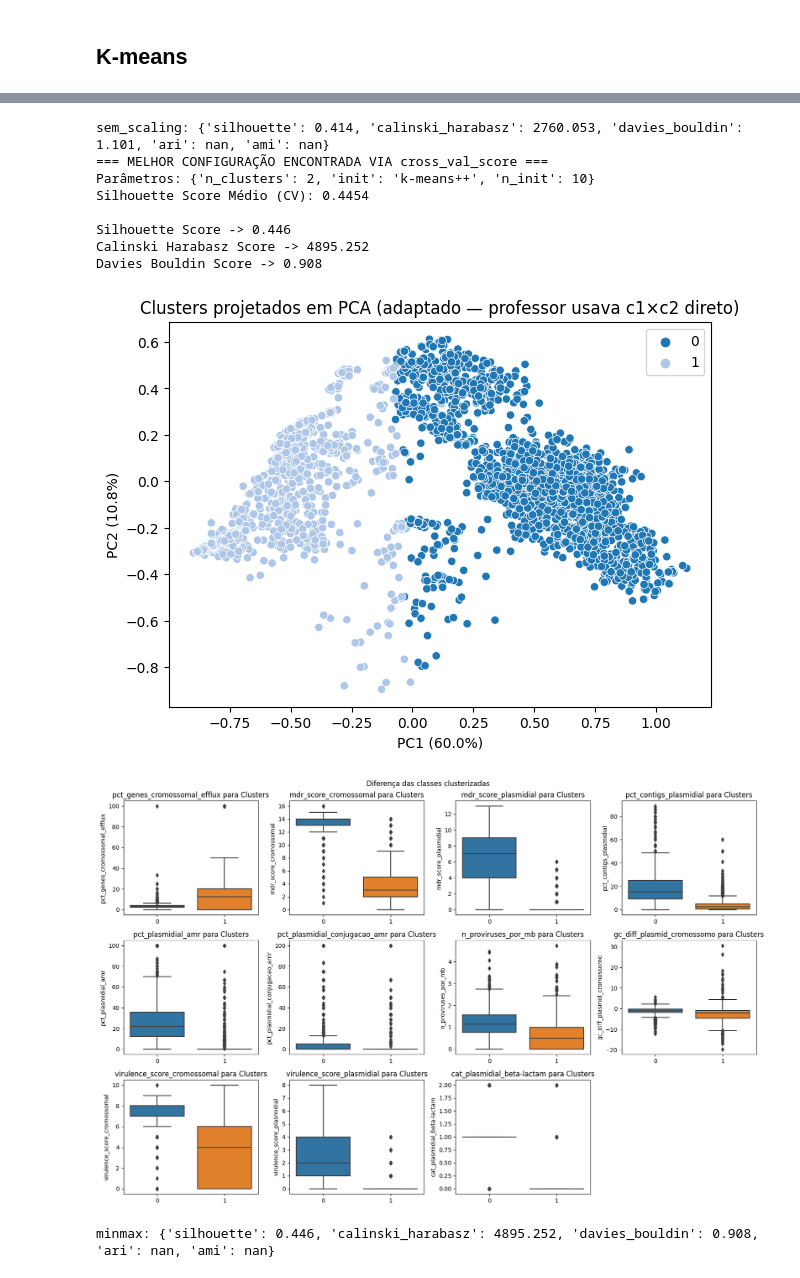
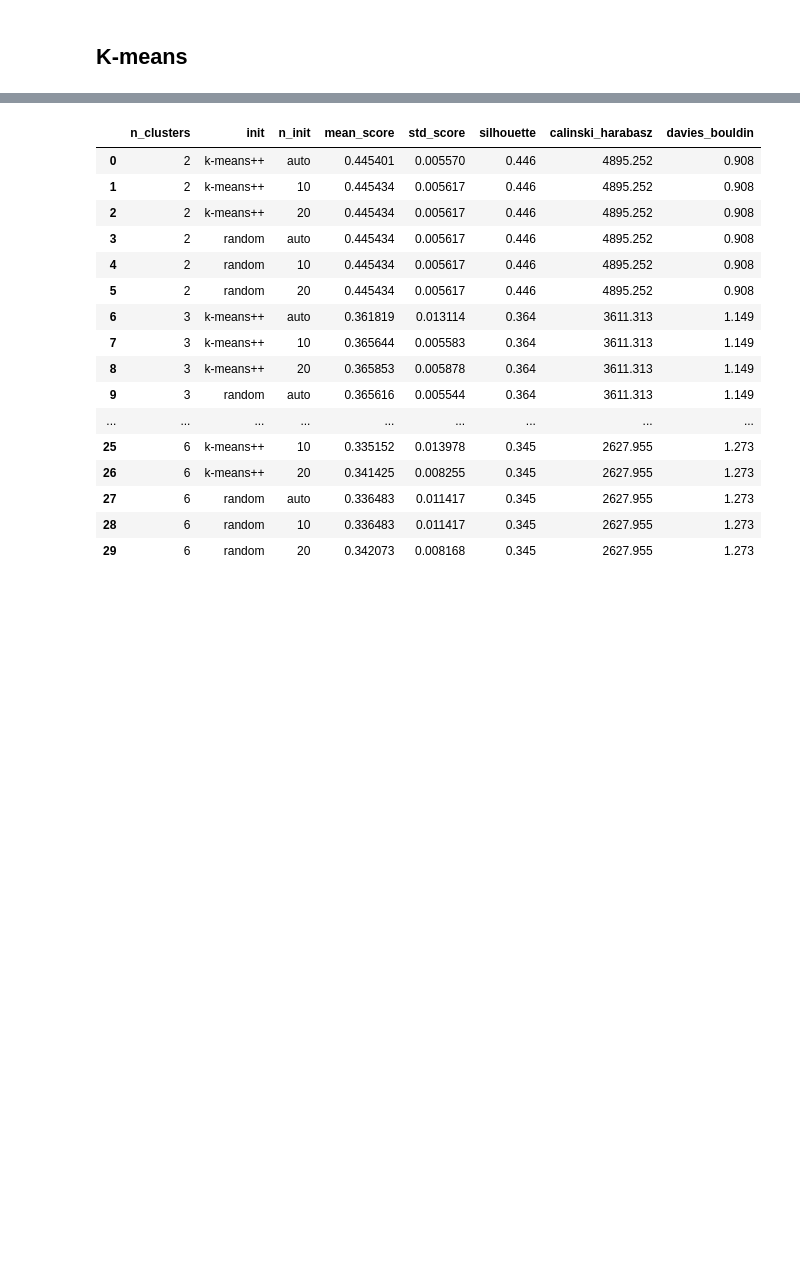
Before and after one commit to Rodrigo-Lusa/ml_isolados_brasileiros, a Jupyter notebook: notebooks/07_clustering_v2.ipynb, the cells around one changed output, grey strips where cells are left out. Saved outputs shown, nothing was run; the diff lists cells and outputs as text; code cells hidden in the pictures; blank space fills up the shorter version.

```diff
--- a/notebooks/07_clustering_v2.ipynb
+++ b/notebooks/07_clustering_v2.ipynb
@@ -126,18 +162,32 @@ tabela_cv_kmeans
 # %%
-print("sem_scaling:", cluster_kmeans.metricas_)
+cluster_kmeans = Clustering(colunas_X, df_train, "kmeans")
+tabela_cv_kmeans_mm = cluster_kmeans.cross_validation(transformacao="minmax")
 
-cluster_kmeans_mm = Clustering(colunas_X, df_train, "kmeans")
-cluster_kmeans_mm.cross_validation(transformacao="minmax")
-print("minmax:", cluster_kmeans_mm.metricas_)
+tabela_cv_kmeans_mm.style\
+    .apply(
+        lambda s: destacar_top2(s, metricas[s.name]),
+        subset=list(metricas.keys())
+    )\
+    .format({
+        "silhouette": "{:.3f}",
+        "calinski_harabasz": "{:.3f}",
+        "davies_bouldin": "{:.3f}"
+    })
 # %% [output]
-sem_scaling: {'silhouette': 0.414, 'calinski_harabasz': 2760.053, 'davies_bouldin': 1.101, 'ari': nan, 'ami': nan}
-=== MELHOR CONFIGURAÇÃO ENCONTRADA VIA cross_val_score ===
-Parâmetros: {'n_clusters': 2, 'init': 'k-means++', 'n_init': 10}
-Silhouette Score Médio (CV): 0.4454
-
-Silhouette Score -> 0.446
-Calinski Harabasz Score -> 4895.252
-Davies Bouldin Score -> 0.908
-[figure, removed]
-[figure, removed]
-minmax: {'silhouette': 0.446, 'calinski_harabasz': 4895.252, 'davies_bouldin': 0.908, 'ari': nan, 'ami': nan}
+|  | n_clusters | init | n_init | mean_score | std_score | silhouette | calinski_harabasz | davies_bouldin |
+| 0 | 2 | k-means++ | auto | 0.445401 | 0.005570 | 0.446 | 4895.252 | 0.908 |
+| 1 | 2 | k-means++ | 10 | 0.445434 | 0.005617 | 0.446 | 4895.252 | 0.908 |
+| 2 | 2 | k-means++ | 20 | 0.445434 | 0.005617 | 0.446 | 4895.252 | 0.908 |
+| 3 | 2 | random | auto | 0.445434 | 0.005617 | 0.446 | 4895.252 | 0.908 |
+| 4 | 2 | random | 10 | 0.445434 | 0.005617 | 0.446 | 4895.252 | 0.908 |
+| 5 | 2 | random | 20 | 0.445434 | 0.005617 | 0.446 | 4895.252 | 0.908 |
+| 6 | 3 | k-means++ | auto | 0.361819 | 0.013114 | 0.364 | 3611.313 | 1.149 |
+| 7 | 3 | k-means++ | 10 | 0.365644 | 0.005583 | 0.364 | 3611.313 | 1.149 |
+| 8 | 3 | k-means++ | 20 | 0.365853 | 0.005878 | 0.364 | 3611.313 | 1.149 |
+| 9 | 3 | random | auto | 0.365616 | 0.005544 | 0.364 | 3611.313 | 1.149 |
+| ... | ... | ... | ... | ... | ... | ... | ... | ... |
+| 25 | 6 | k-means++ | 10 | 0.335152 | 0.013978 | 0.345 | 2627.955 | 1.273 |
+| 26 | 6 | k-means++ | 20 | 0.341425 | 0.008255 | 0.345 | 2627.955 | 1.273 |
+| 27 | 6 | random | auto | 0.336483 | 0.011417 | 0.345 | 2627.955 | 1.273 |
+| 28 | 6 | random | 10 | 0.336483 | 0.011417 | 0.345 | 2627.955 | 1.273 |
+| 29 | 6 | random | 20 | 0.342073 | 0.008168 | 0.345 | 2627.955 | 1.273 |
```
Also changed, not shown: parts of 16 cells of this notebook, 6 other files.
